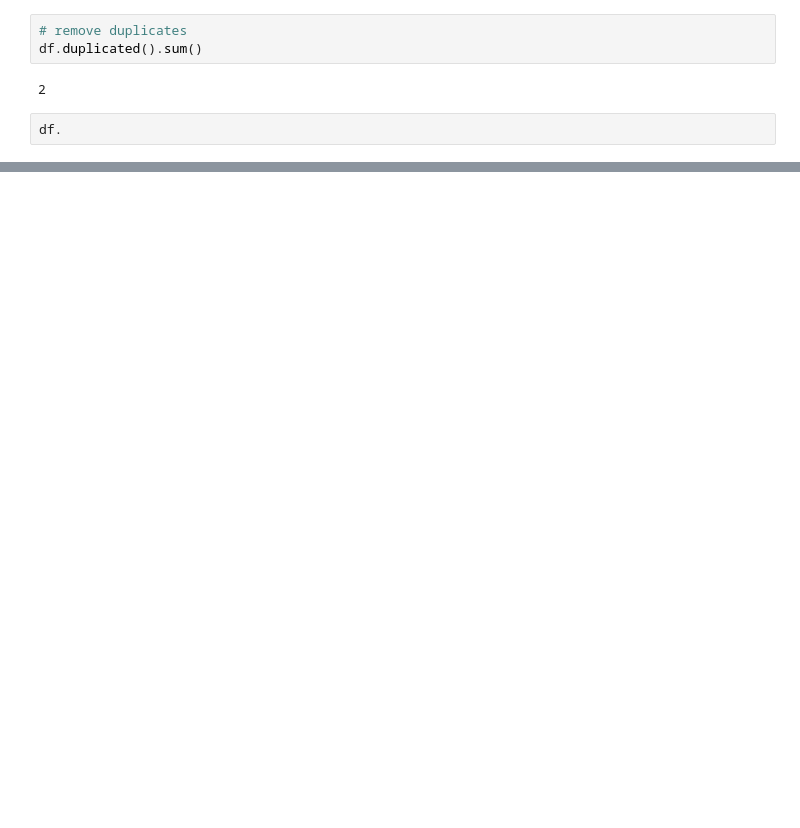
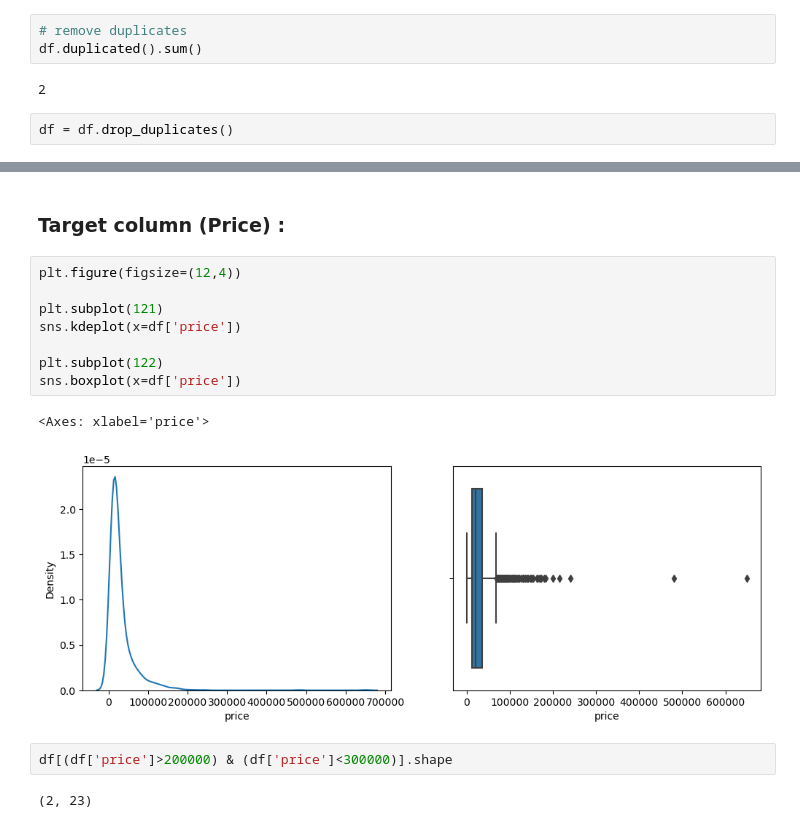
Before and after one commit to DeepeshIITdh/Tech-Items-Price-Predictor, a Jupyter notebook: Smartphones_Price_Predictor_Data_Preprocessing.ipynb, the cells around one changed output, grey strips where cells are left out. Cells and saved outputs as stored; diff of their text form; blank space fills up the shorter version.

```diff
--- a/Smartphones_Price_Predictor_Data_Preprocessing.ipynb
+++ b/Smartphones_Price_Predictor_Data_Preprocessing.ipynb
@@ -57,4 +45,4 @@ df.duplicated().sum()
 # %% [output]
 2
 # %%
-df.
+df = df.drop_duplicates()
@@ -60,0 +83,17 @@ df.
+# %% [markdown]
+### Target column (Price) :
+# %%
+plt.figure(figsize=(12,4))
+
+plt.subplot(121)
+sns.kdeplot(x=df['price'])
+
+plt.subplot(122)
+sns.boxplot(x=df['price'])
+# %% [output]
+<Axes: xlabel='price'>
+[figure, added]
+# %%
+df[(df['price']>200000) & (df['price']<300000)].shape
+# %% [output]
+(2, 23)
```
Also changed, not shown: parts of 37 cells of this notebook.
